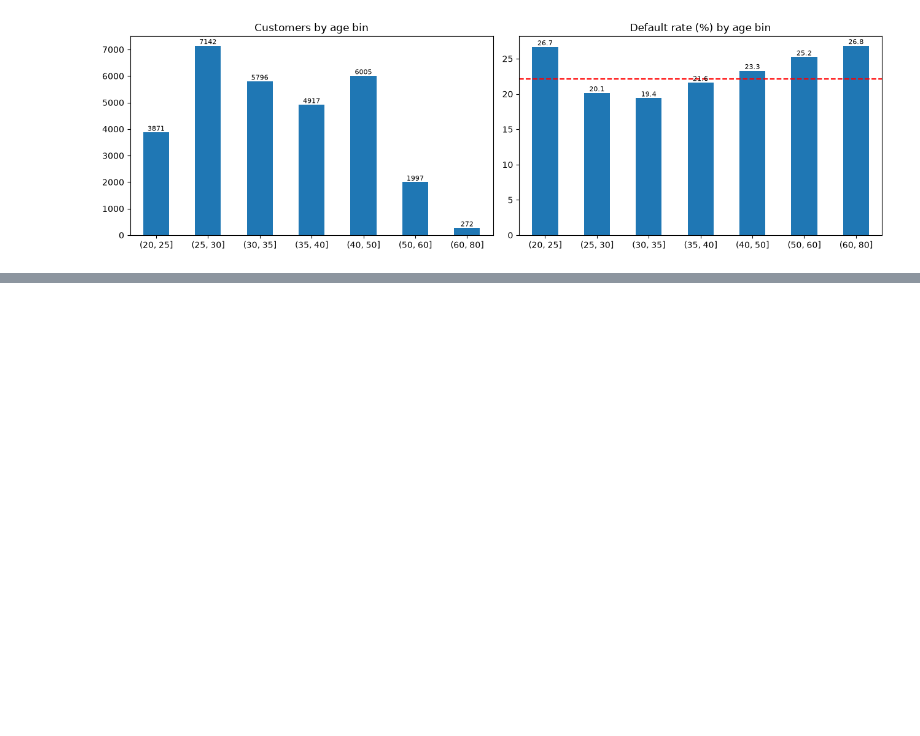
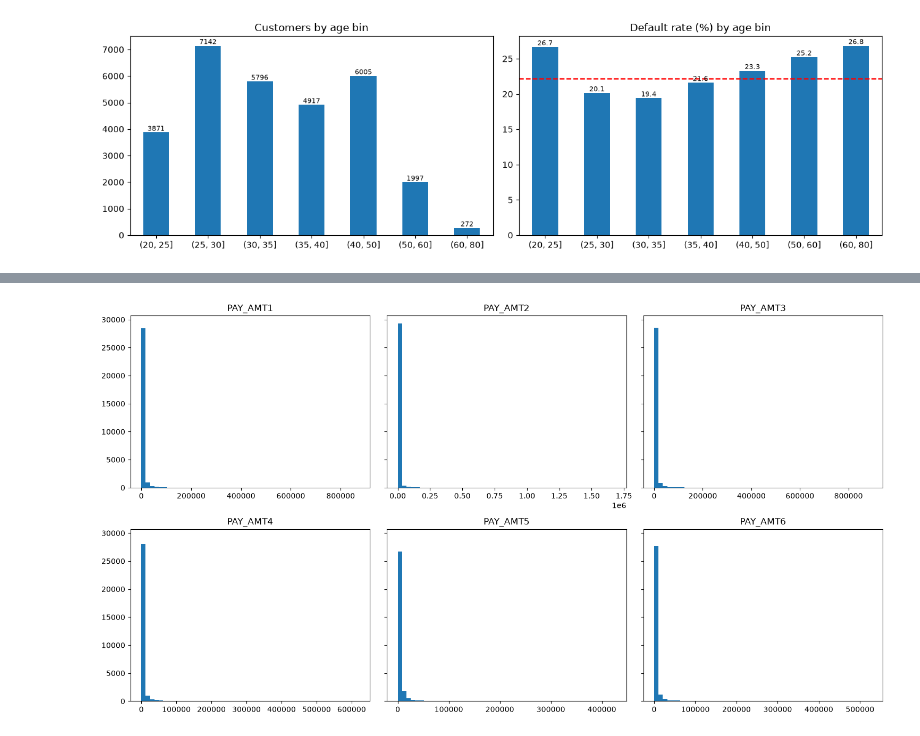
Before and after one commit to Luben69/Default-of-Credit-Card-Clients, a Jupyter notebook: Untitled.ipynb, the cells around one changed output, grey strips where cells are left out. Saved outputs shown, nothing was run; the diff lists cells and outputs as text; code cells hidden in the pictures; blank space fills up the shorter version.

```diff
--- a/Untitled.ipynb
+++ b/Untitled.ipynb
@@ -376,0 +378,9 @@ plt.show()
+# %%
+fig, axes = plt.subplots(2, 3, figsize=(15, 8), sharey=True)
+for ax, c in zip(axes.ravel(), pay):
+    ax.hist(df[c], bins=50)
+    ax.set_title(c)
+plt.tight_layout()
+plt.show()
+# %% [output]
+[figure, added]
```
Also changed, not shown: parts of 21 cells of this notebook.
